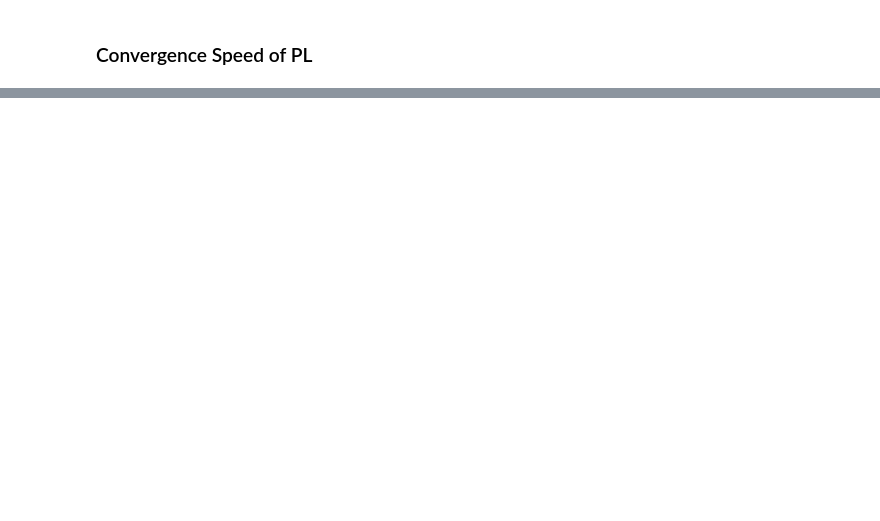
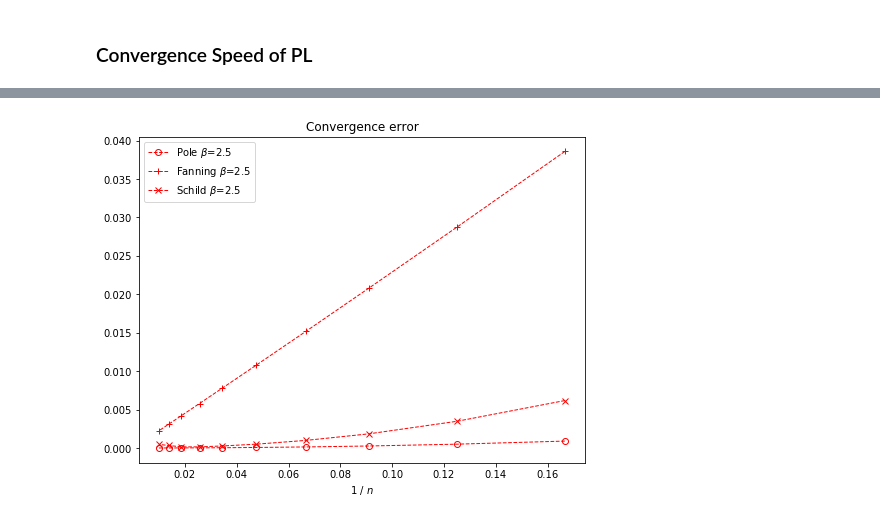
Before and after one commit to nguigs/ladder-methods, a Jupyter notebook: Convergence Analysis.ipynb, the cells around one changed output, grey strips where cells are left out. Cells and saved outputs as stored; diff of their text form; code cells hidden in the pictures; blank space fills up the shorter version.

```diff
--- a/Convergence Analysis.ipynb
+++ b/Convergence Analysis.ipynb
@@ -200,37 +208,42 @@ plt.show()
+# %%
+n_range = [int(k) for k in logspace(0.8, 2, n_numbers)]
+x_axis = [1 / k for k in n_range]
 # %%
-fig = plt.figure()
-for beta, col in zip([1, 2.5],  ['r', 'b', 'g']):
+fig = plt.figure(figsize=(8, 6))
+ax_abs = plt.subplot()
+for beta, col in zip([2.5],  ['r', 'b', 'g']):
     tools.set_anisotropic_metric(beta)
-    tan_a = tools.basis[0]
-    tan_b = tools.basis[4]
+    tan_a = tools.basis[5]
+    tan_b = tools.basis[1]
     tan_b = space.compose(point, tan_b)
     tan_a = space.compose(point, tan_a)
 
     # exact parallel transport
     exact_transport, end_point = tools.parallel_transport(tan_a, tan_b, point)
-    exact_transport_tan_b = tools.log(tools.exp(2 * tan_b, point, n_steps=20), end_point, tol=1e-14, n_steps=20)
 
     abs_error_pole = []
+    abs_error_fs = []
     abs_error_schild = []
     alpha = 2
     for n_rungs in n_range:
-        ladder, end_point = tools.pole_ladder(
-            tan_a / n_rungs, tan_b, point, n_rungs=n_rungs, step='rk4', n_steps=1, tol=1e-14)
-        transported = ladder * n_rungs
+        transported, end_point = tools.pole_ladder(
+            tan_a, tan_b, point, n_rungs=n_rungs, step='rk4', n_steps=1, tol=1e-14)
         abs_error_pole.append(tools.norm(transported - exact_transport, end_point))
 
-        ladder, end_point = tools.ladder_parallel_transport(
+        transported_fs, end_point_fs = tools.fanning_scheme(
+            tan_a, tan_b, point, n_rungs=n_rungs, two_perturbed=True, rk_order=2)
+        abs_error_fs.append(tools.norm(transported_fs - exact_transport, end_point))
+
+        ladder_sl, end_point = tools.ladder_parallel_transport(
             tan_a / n_rungs ** alpha, tan_b, point, n_rungs=n_rungs, step='rk4', n_steps=1, tol=1e-14, scheme='schild')
-        transported = ladder * n_rungs ** alpha
-        abs_error_schild.append(tools.norm(transported - exact_transport, end_point))
+        transported_sl = ladder_sl * n_rungs ** alpha
+        abs_error_schild.append(tools.norm(transported_sl - exact_transport, end_point))
 
-    regr = LinearRegression(fit_intercept=False)
-    x_axis = [1 / k ** 2 for k in n_range]
-    regression_x = [1 / k ** 2 for k in n_range]
-
-
-    utils.make_plot(ax_abs, abs_error_pole, [1 / k for k in n_range], col=col, label=rf'$\beta$={beta}')
+    utils.make_plot(ax_abs, abs_error_pole, x_axis, col=col, marker='o', label=rf'Pole $\beta$={beta}')
+    utils.make_plot(ax_abs, abs_error_fs, x_axis, col=col, marker='+', label=rf'Fanning $\beta$={beta}')
     utils.make_plot(
-        ax_abs, abs_error_schild, [1 / k for k in n_range], col=col, label=rf'$\beta$={beta}',
-        xlabel = r'1 / $n$')
+        ax_abs, abs_error_schild, x_axis, col=col, label=rf'Schild $\beta$={beta}',
+        xlabel = r'1 / $n$', marker='x')
 plt.show()
+# %% [output]
+[figure, added]
```
Also changed, not shown: parts of 9 cells of this notebook, 1 other file.
